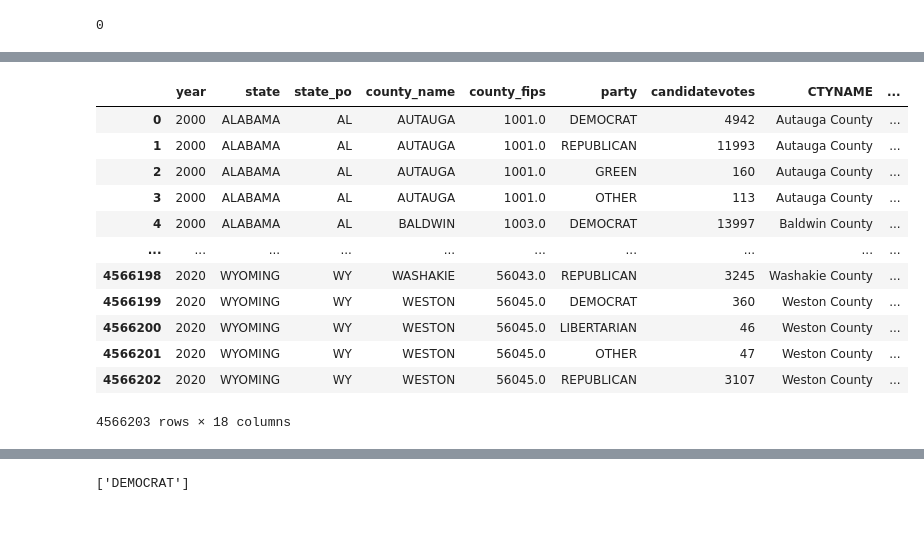
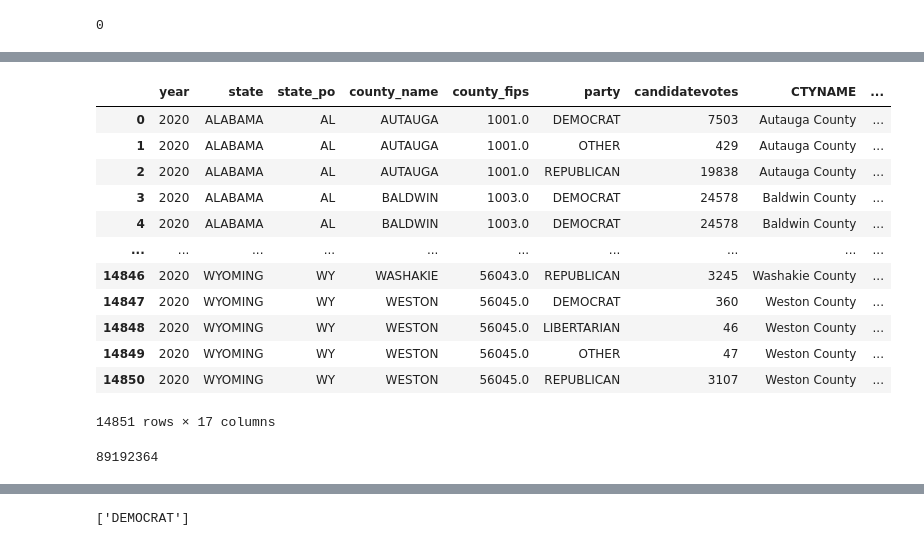
Before and after one commit to SamuelAlvarezmx/Final_project, a Jupyter notebook: Cleaning_dataset.ipynb, the cells around one changed output, grey strips where cells are left out. Saved outputs shown, nothing was run; the diff lists cells and outputs as text; code cells hidden in the pictures.

```diff
--- a/Cleaning_dataset.ipynb
+++ b/Cleaning_dataset.ipynb
@@ -185,6 +187,8 @@ debt_df
 3137 rows × 7 columns
 # %%
 elections_df = county_elections_df.drop(columns = ['office', 'candidate', 'totalvotes', 'version', 'mode'])
+
+elections_df = elections_df[elections_df['year'] == 2020]
 elections_df
 # %% [output]
 |  | year | state | state_po | county_name | county_fips | party | candidatevotes |
@@ -239,5 +259,5 @@ population_df['county'].isnull().sum()
 # %%
-poll_pop_df = pd.merge(elections_df,population_df, how = 'left', on =['county_name'])
-poll_pop_df
+poll_pop_df = pd.merge(elections_df, population_df, how ='left', on ='county_name')
+poll_pop_df.head(20)
 # %% [output]
 |  | year | state | state_po | county_name | county_fips | party | candidatevotes | CTYNAME | ... |
@@ -256,17 +280,19 @@ poll_pop_df
+# %%
+poll_pop_df1 =poll_pop_df.drop_duplicates(subset=['county_name','party'])
 # %%
-final_df = pd.merge(poll_pop_df, debt_df, how='left', on = ['county_name'])
+final_df = pd.merge(poll_pop_df1, debt_df, how='left', on = ['county_name'])
 final_df
 # %% [output]
 |  | year | state | state_po | county_name | county_fips | party | candidatevotes | CTYNAME | ... |
-| 0 | 2000 | ALABAMA | AL | AUTAUGA | 1001.0 | DEMOCRAT | 4942 | Autauga County | ... |
-| 1 | 2000 | ALABAMA | AL | AUTAUGA | 1001.0 | REPUBLICAN | 11993 | Autauga County | ... |
-| 2 | 2000 | ALABAMA | AL | AUTAUGA | 1001.0 | GREEN | 160 | Autauga County | ... |
-| 3 | 2000 | ALABAMA | AL | AUTAUGA | 1001.0 | OTHER | 113 | Autauga County | ... |
-| 4 | 2000 | ALABAMA | AL | BALDWIN | 1003.0 | DEMOCRAT | 13997 | Baldwin County | ... |
+| 0 | 2020 | ALABAMA | AL | AUTAUGA | 1001.0 | DEMOCRAT | 7503 | Autauga County | ... |
+| 1 | 2020 | ALABAMA | AL | AUTAUGA | 1001.0 | OTHER | 429 | Autauga County | ... |
+| 2 | 2020 | ALABAMA | AL | AUTAUGA | 1001.0 | REPUBLICAN | 19838 | Autauga County | ... |
+| 3 | 2020 | ALABAMA | AL | BALDWIN | 1003.0 | DEMOCRAT | 24578 | Baldwin County | ... |
+| 4 | 2020 | ALABAMA | AL | BALDWIN | 1003.0 | DEMOCRAT | 24578 | Baldwin County | ... |
 | ... | ... | ... | ... | ... | ... | ... | ... | ... | ... |
-| 4566198 | 2020 | WYOMING | WY | WASHAKIE | 56043.0 | REPUBLICAN | 3245 | Washakie County | ... |
-| 4566199 | 2020 | WYOMING | WY | WESTON | 56045.0 | DEMOCRAT | 360 | Weston County | ... |
-| 4566200 | 2020 | WYOMING | WY | WESTON | 56045.0 | LIBERTARIAN | 46 | Weston County | ... |
-| 4566201 | 2020 | WYOMING | WY | WESTON | 56045.0 | OTHER | 47 | Weston County | ... |
-| 4566202 | 2020 | WYOMING | WY | WESTON | 56045.0 | REPUBLICAN | 3107 | Weston County | ... |
+| 14846 | 2020 | WYOMING | WY | WASHAKIE | 56043.0 | REPUBLICAN | 3245 | Washakie County | ... |
+| 14847 | 2020 | WYOMING | WY | WESTON | 56045.0 | DEMOCRAT | 360 | Weston County | ... |
+| 14848 | 2020 | WYOMING | WY | WESTON | 56045.0 | LIBERTARIAN | 46 | Weston County | ... |
+| 14849 | 2020 | WYOMING | WY | WESTON | 56045.0 | OTHER | 47 | Weston County | ... |
+| 14850 | 2020 | WYOMING | WY | WESTON | 56045.0 | REPUBLICAN | 3107 | Weston County | ... |
-4566203 rows × 18 columns
+14851 rows × 17 columns
@@ -273 +301,5 @@ final_df
+# %%
+final1['candidatevotes'].sum()
+# %% [output]
+89192364
 # %%
```
Also changed, not shown: parts of 29 cells of this notebook, 1 other file.
